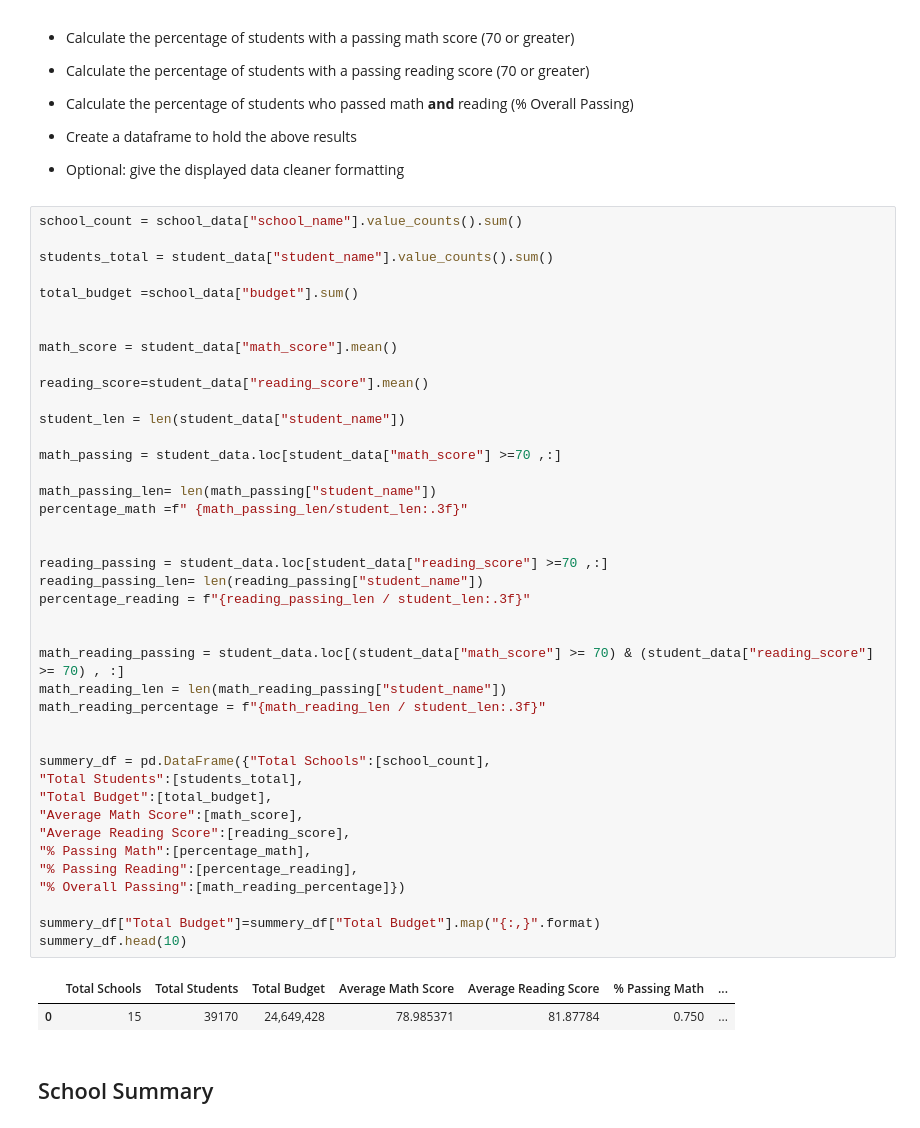
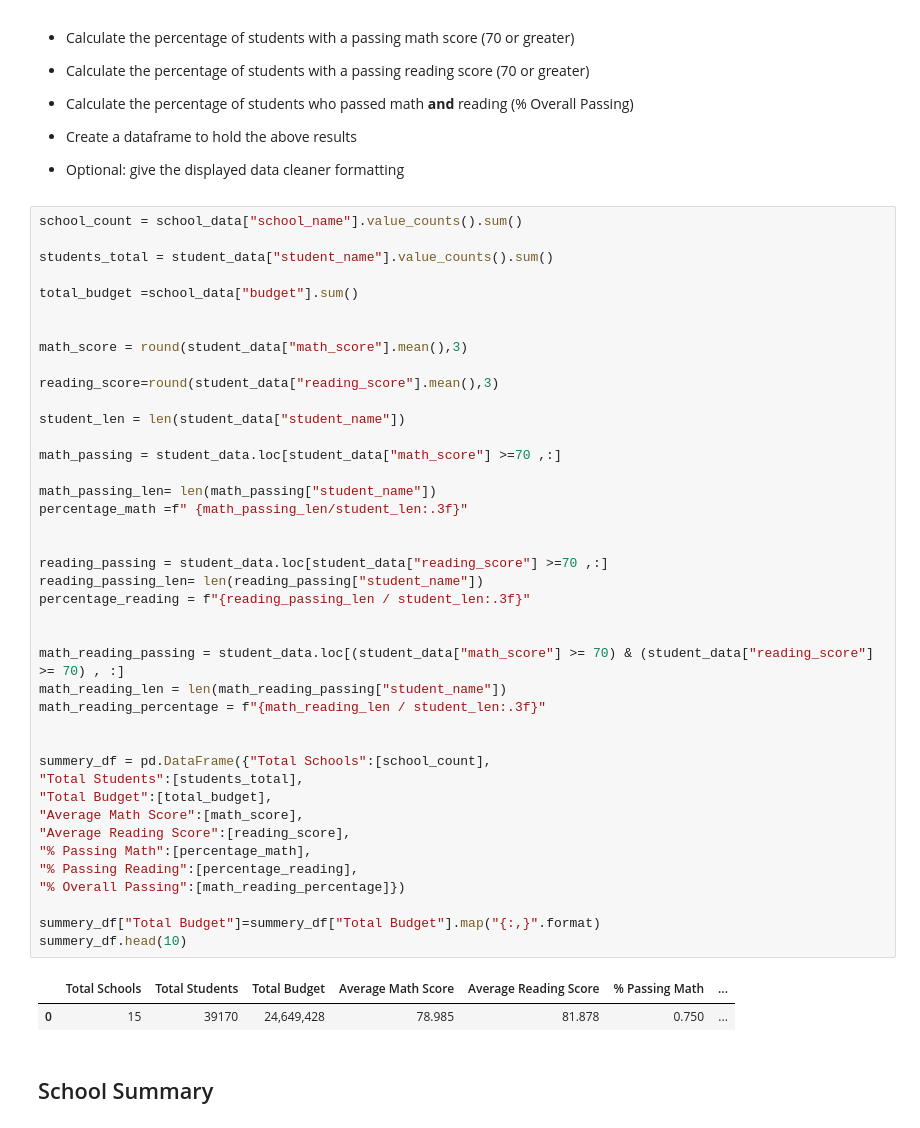
Before and after one commit to HaifaNajdawi/python_pandas-data-analysis-, a Jupyter notebook: PyCitySchools/PyCitySchools_starter.ipynb, the cells around one changed output. Cells and saved outputs as stored; diff of their text form.

```diff
--- a/PyCitySchools/PyCitySchools_starter.ipynb
+++ b/PyCitySchools/PyCitySchools_starter.ipynb
@@ -64,42 +64,42 @@ students_total = student_data["student_name"].value_counts().sum()
 total_budget =school_data["budget"].sum()
 
 
-math_score = student_data["math_score"].mean()
+math_score = round(student_data["math_score"].mean(),3)
 
-reading_score=student_data["reading_score"].mean()
+reading_score=round(student_data["reading_score"].mean(),3)
 
 student_len = len(student_data["student_name"])
 
 math_passing = student_data.loc[student_data["math_score"] >=70 ,:]
 
 math_passing_len= len(math_passing["student_name"])
 percentage_math =f" {math_passing_len/student_len:.3f}"
 
 
 reading_passing = student_data.loc[student_data["reading_score"] >=70 ,:]
 reading_passing_len= len(reading_passing["student_name"])
 percentage_reading = f"{reading_passing_len / student_len:.3f}"
 
 
 math_reading_passing = student_data.loc[(student_data["math_score"] >= 70) & (student_data["reading_score"] >= 70) , :]
 math_reading_len = len(math_reading_passing["student_name"])
 math_reading_percentage = f"{math_reading_len / student_len:.3f}"
 
 
 summery_df = pd.DataFrame({"Total Schools":[school_count],
 "Total Students":[students_total],
 "Total Budget":[total_budget],
 "Average Math Score":[math_score],
 "Average Reading Score":[reading_score],
 "% Passing Math":[percentage_math],
 "% Passing Reading":[percentage_reading],
 "% Overall Passing":[math_reading_percentage]})
 
 summery_df["Total Budget"]=summery_df["Total Budget"].map("{:,}".format)
 summery_df.head(10)
 # %% [output]
 |  | Total Schools | Total Students | Total Budget | Average Math Score | Average Reading Score | % Passing Math | ... |
-| 0 | 15 | 39170 | 24,649,428 | 78.985371 | 81.87784 | 0.750 | ... |
+| 0 | 15 | 39170 | 24,649,428 | 78.985 | 81.878 | 0.750 | ... |
 # %% [markdown]
 ## School Summary
 # %% [markdown]
```
